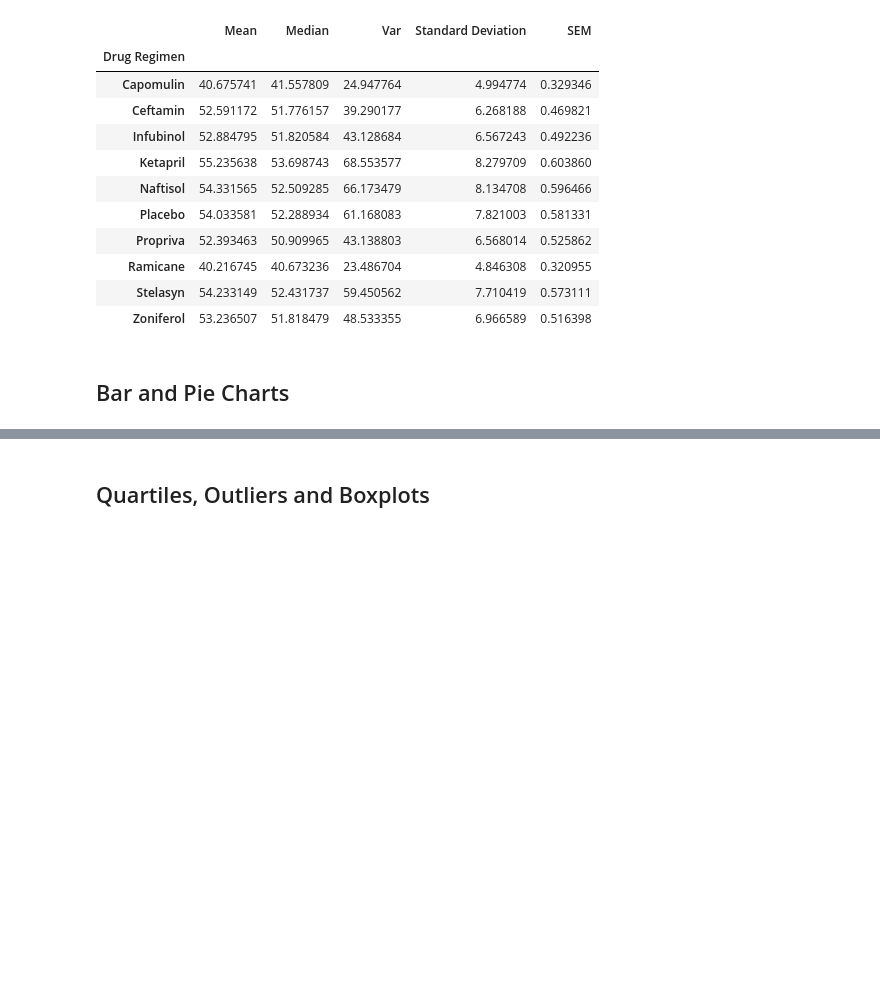
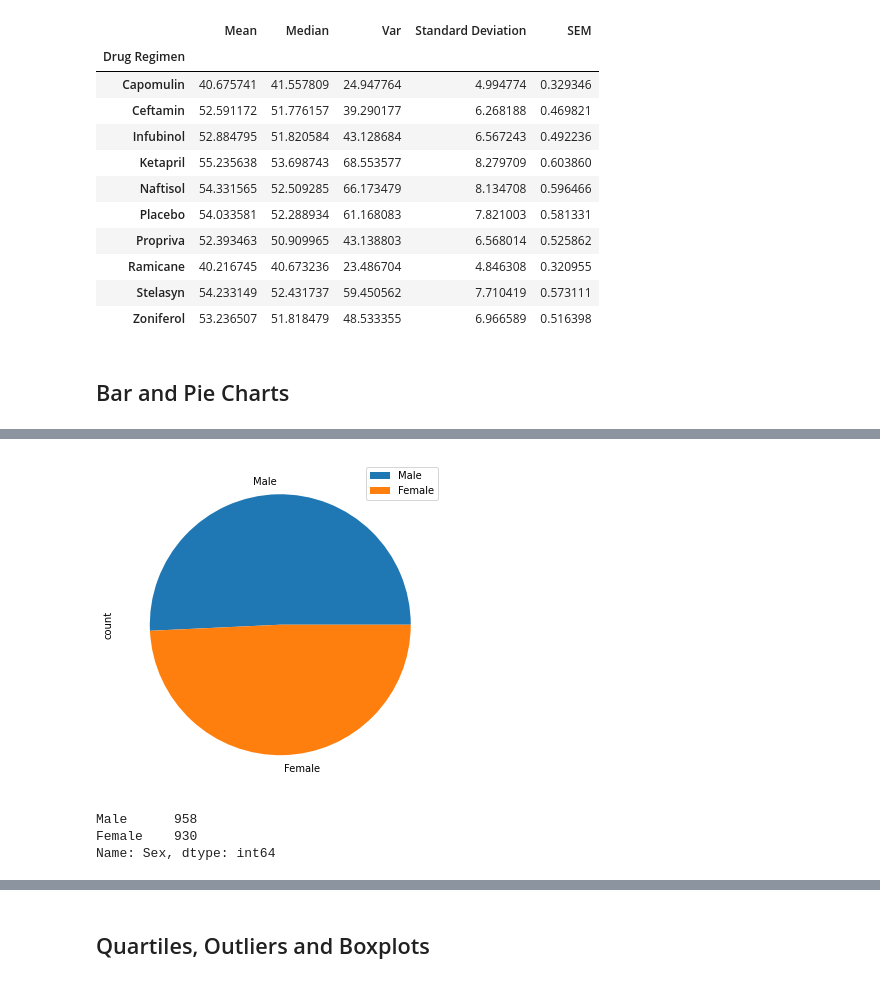
Before and after one commit to maheshsfd124/MatPlotLib-Challenge, a Jupyter notebook: Instructions/Pymaceuticals/pymaceuticals_starter.ipynb, the cells around one changed output, grey strips where cells are left out. Saved outputs shown, nothing was run; the diff lists cells and outputs as text; code cells hidden in the pictures; blank space fills up the shorter version.

```diff
--- a/Instructions/Pymaceuticals/pymaceuticals_starter.ipynb
+++ b/Instructions/Pymaceuticals/pymaceuticals_starter.ipynb
@@ -151,4 +181,15 @@ drug_regimen
 # %%
 # Generate a pie plot showing the distribution of female versus male mice using pandas
+drug_sex = duplicate_drop_data["Sex"].value_counts()
+drug_sex_df = pd. DataFrame({"count":drug_sex})
+drug_sex_df
+
+drug_sex_df.plot.pie(y ='count',figsize=(6,6))
+plt.show()
+# %% [output]
+[figure, added]
+Male      958
+Female    930
+Name: Sex, dtype: int64
 # %%
 # Generate a pie plot showing the distribution of female versus male mice using pyplot
```
Also changed, not shown: parts of 5 cells of this notebook.
